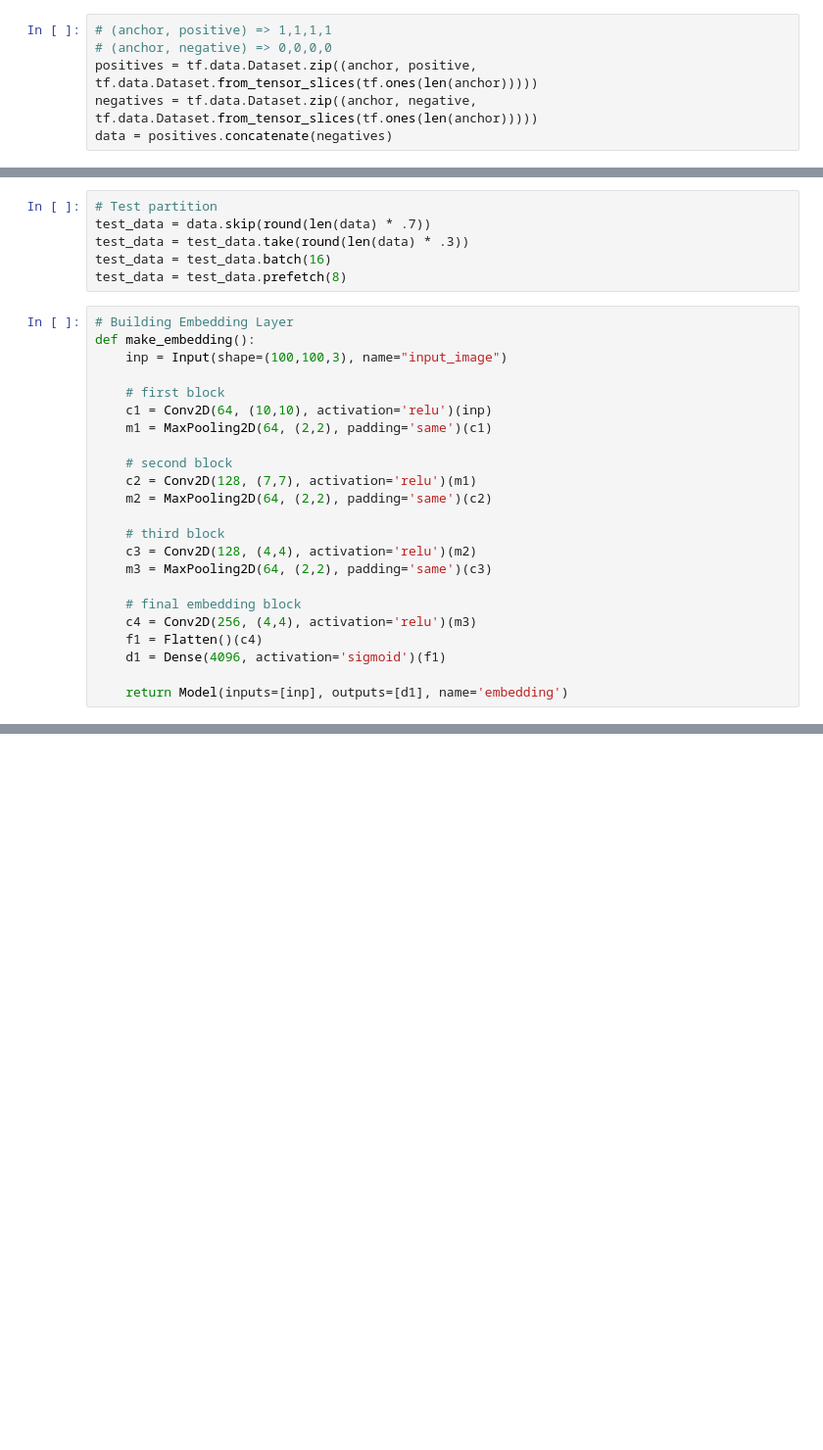
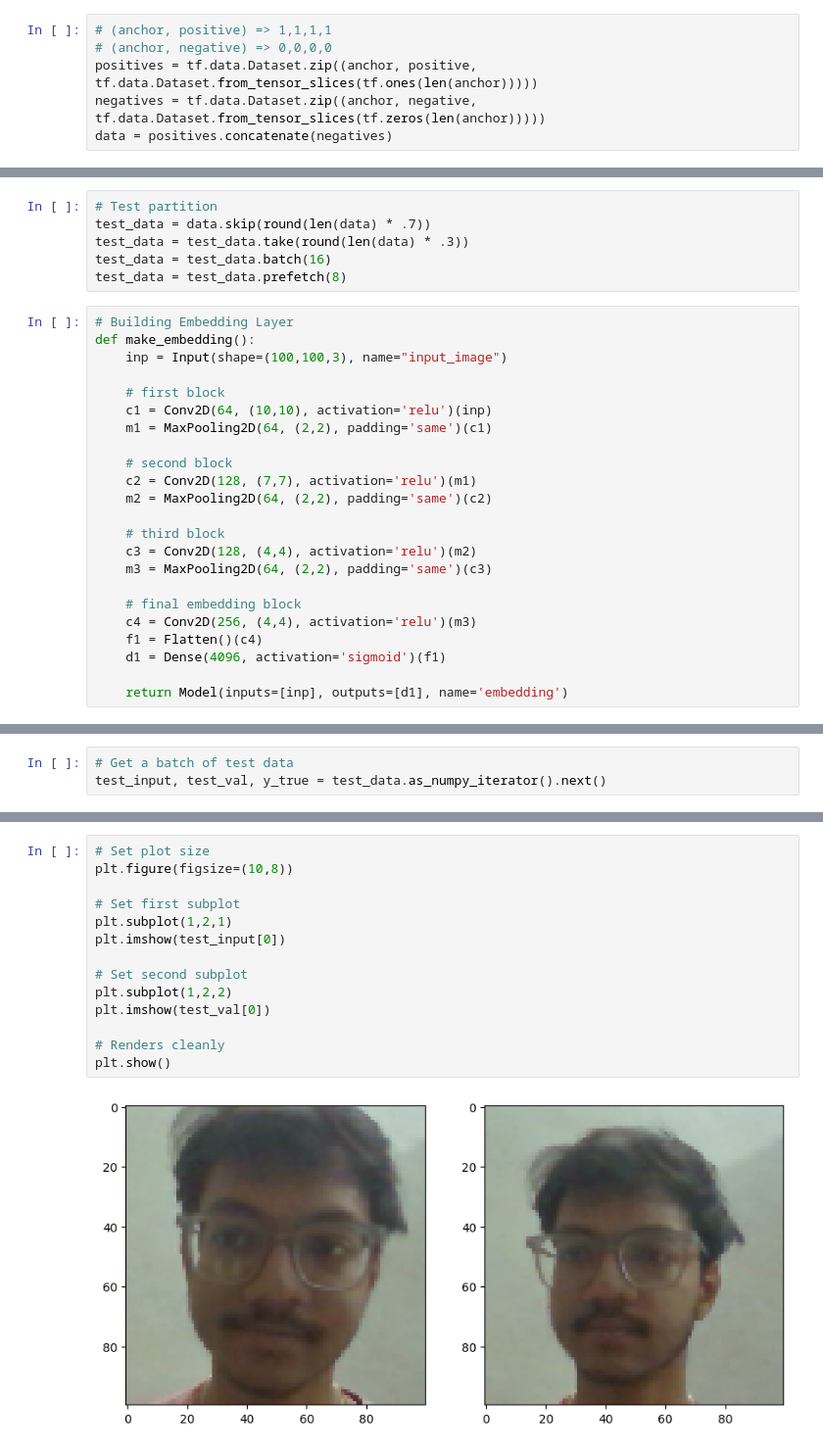
Before and after one commit to Shourya-gupta-01/Facial_Recognition_Siamese_Neural_Network, a Jupyter notebook: model.ipynb, the cells around one changed output, grey strips where cells are left out. Shown at 98% size. Cells and saved outputs as stored; diff of their text form; blank space fills up the shorter version.

```diff
--- a/model.ipynb
+++ b/model.ipynb
@@ -149,7 +101,7 @@ def preprocess(file_path):
 # (anchor, positive) => 1,1,1,1
 # (anchor, negative) => 0,0,0,0
 positives = tf.data.Dataset.zip((anchor, positive, tf.data.Dataset.from_tensor_slices(tf.ones(len(anchor)))))
-negatives = tf.data.Dataset.zip((anchor, negative, tf.data.Dataset.from_tensor_slices(tf.ones(len(anchor)))))
+negatives = tf.data.Dataset.zip((anchor, negative, tf.data.Dataset.from_tensor_slices(tf.zeros(len(anchor)))))
 data = positives.concatenate(negatives)
 # %%
 samples = data.as_numpy_iterator()
@@ -278,0 +350,3 @@ ________________________________________________________________________________
+# %%
+# Get a batch of test data
+test_input, test_val, y_true = test_data.as_numpy_iterator().next()
@@ -278,0 +407,16 @@ ________________________________________________________________________________
+# %%
+# Set plot size
+plt.figure(figsize=(10,8))
+
+# Set first subplot
+plt.subplot(1,2,1)
+plt.imshow(test_input[0])
+
+# Set second subplot
+plt.subplot(1,2,2)
+plt.imshow(test_val[0])
+
+# Renders cleanly
+plt.show()
+# %% [output]
+[figure, added]
```
Also changed, not shown: parts of 24 cells of this notebook.
